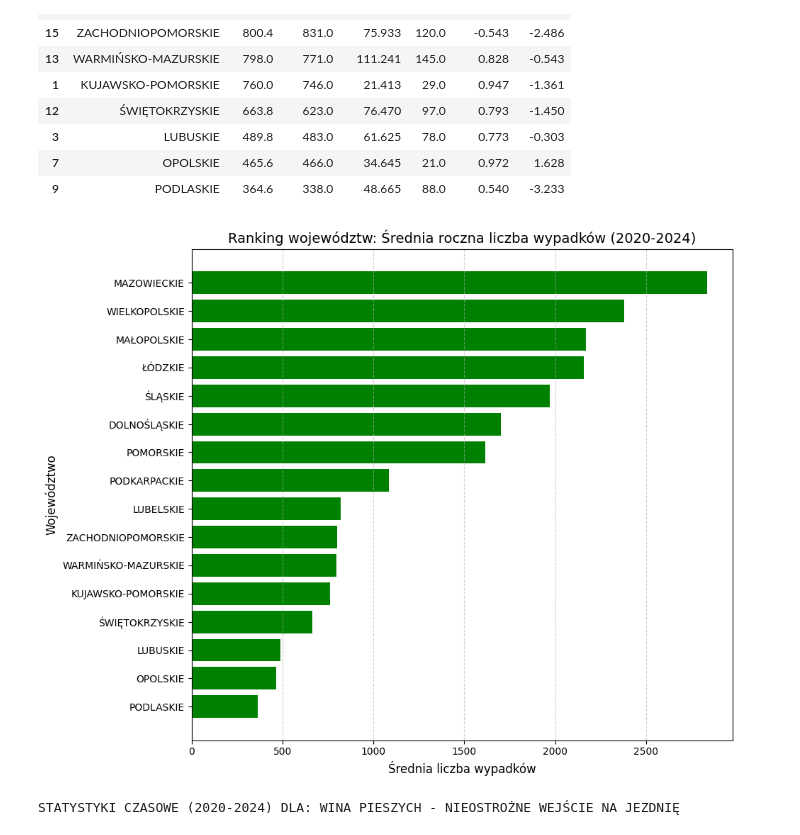
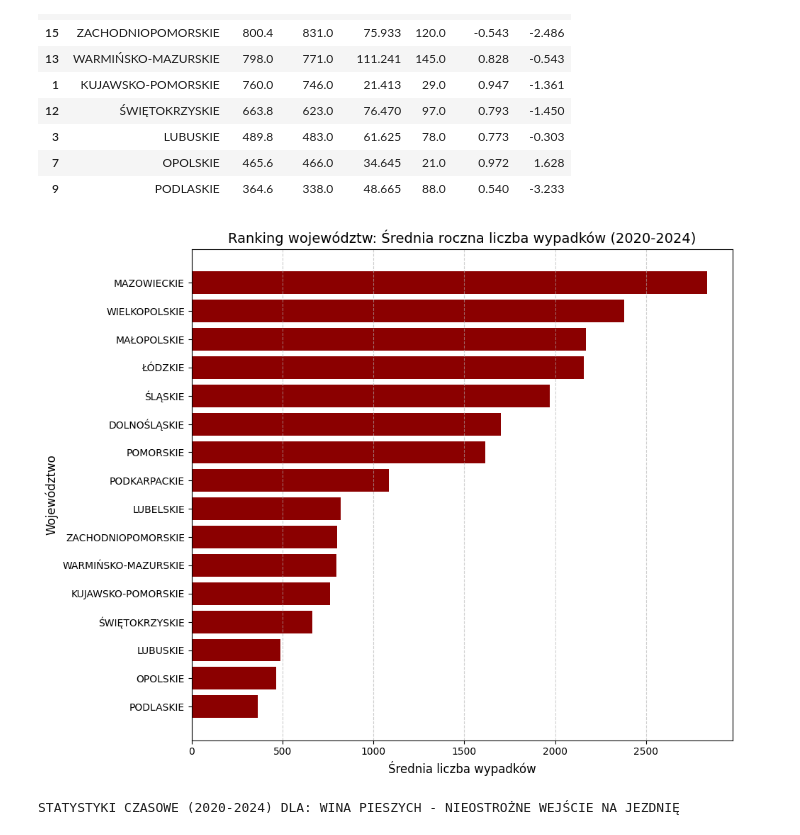
Before and after one commit to wiktoria-gliniecka/ggplotki, a Jupyter notebook: statystyki-opisowe.ipynb, the cells around one changed output. Drawn from its saved outputs; the diff is of its cells as text; code cells hidden in the pictures.

```diff
--- a/statystyki-opisowe.ipynb
+++ b/statystyki-opisowe.ipynb
@@ -252,21 +252,21 @@ STATYSTYKI CZASOWE (2020-2024) DLA: OGÓŁEM
 # %%
 import matplotlib.pyplot as plt
 
 wykres_data = df_srednie.sort_values(by='ogółem', ascending=True)
 
 plt.figure(figsize=(10, 8))
-plt.barh(wykres_data['Nazwa'], wykres_data['ogółem'], color='green')
+plt.barh(wykres_data['Nazwa'], wykres_data['ogółem'], color='darkred')
 plt.title('Ranking województw: Średnia roczna liczba wypadków (2020-2024)', fontsize=14)
 plt.xlabel('Średnia liczba wypadków', fontsize=12)
 plt.ylabel('Województwo', fontsize=12)
 
 #siatka pomocnicza
 plt.grid(axis='x', linestyle='--', alpha=0.6)
 
 plt.tight_layout()
 plt.show()
 # %% [output]
-[figure, old version]
+[figure, new version]
 # %%
 wybrana_kat = 'wina pieszych - nieostrożne wejście na jezdnię'
 
```
Also changed, not shown: parts of 7 cells of this notebook.
